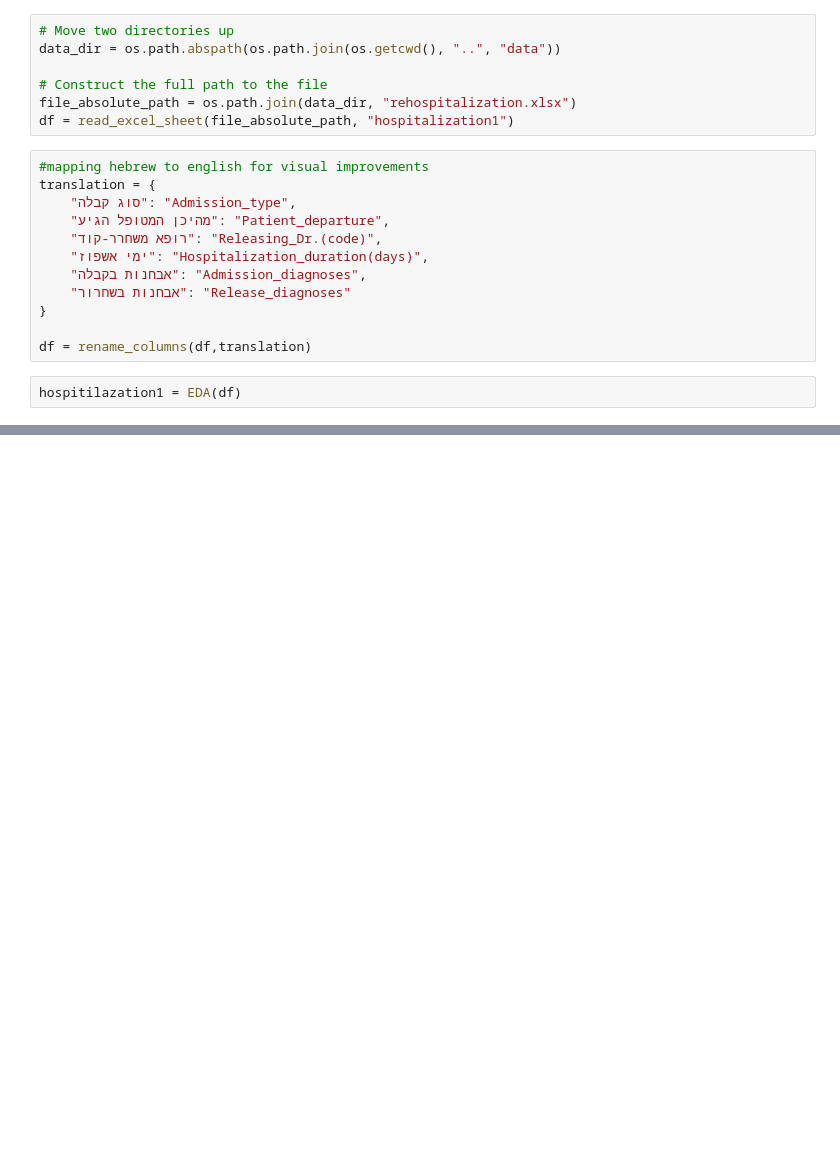
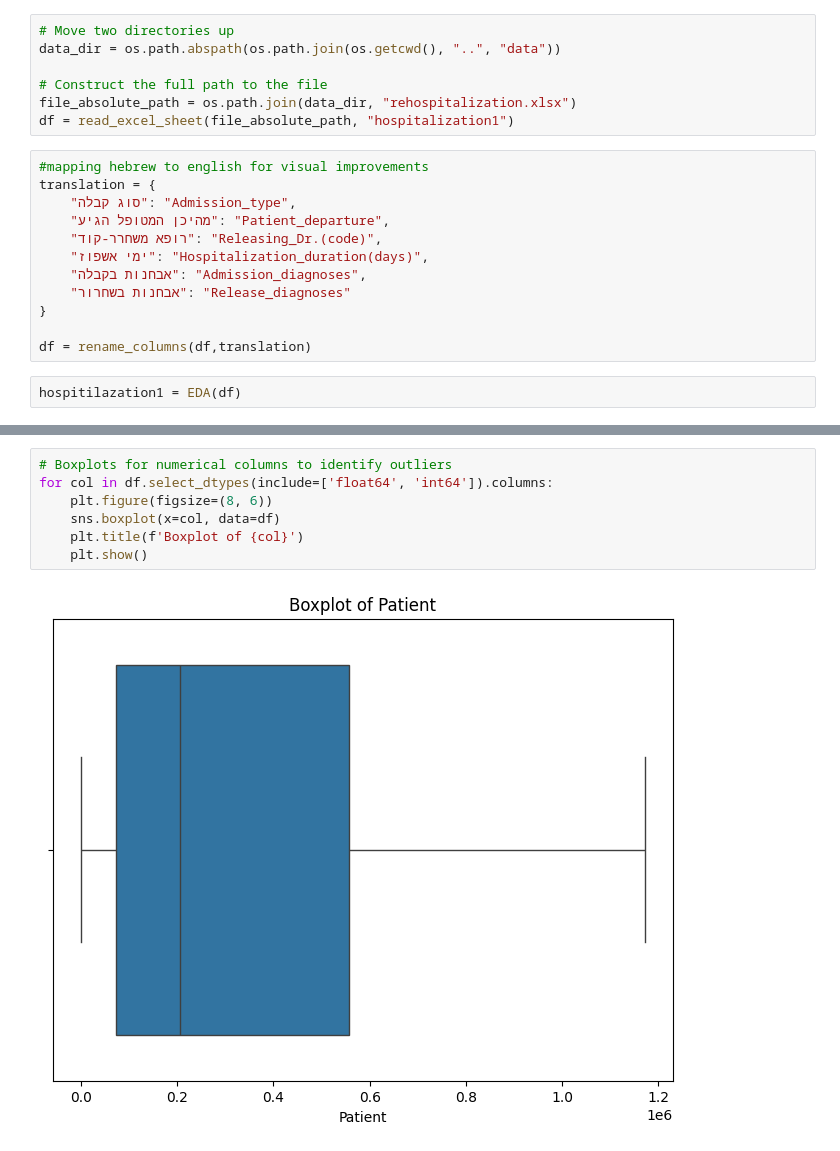
Before and after one commit to RyanWri/data-science2-lab-final-project, a Jupyter notebook: src/team_2/team_2_results.ipynb, the cells around one changed output, grey strips where cells are left out. Drawn from its saved outputs; the diff is of its cells as text; blank space fills up the shorter version.

```diff
--- a/src/team_2/team_2_results.ipynb
+++ b/src/team_2/team_2_results.ipynb
@@ -52,0 +81,9 @@ TypeError: rename_columns() takes 2 positional arguments but 3 were given
+# %%
+# Boxplots for numerical columns to identify outliers
+for col in df.select_dtypes(include=['float64', 'int64']).columns:
+    plt.figure(figsize=(8, 6))
+    sns.boxplot(x=col, data=df)
+    plt.title(f'Boxplot of {col}')
+    plt.show()
+# %% [output]
+[figure, added]
```
Also changed, not shown: parts of 10 cells of this notebook, 1 other file.
